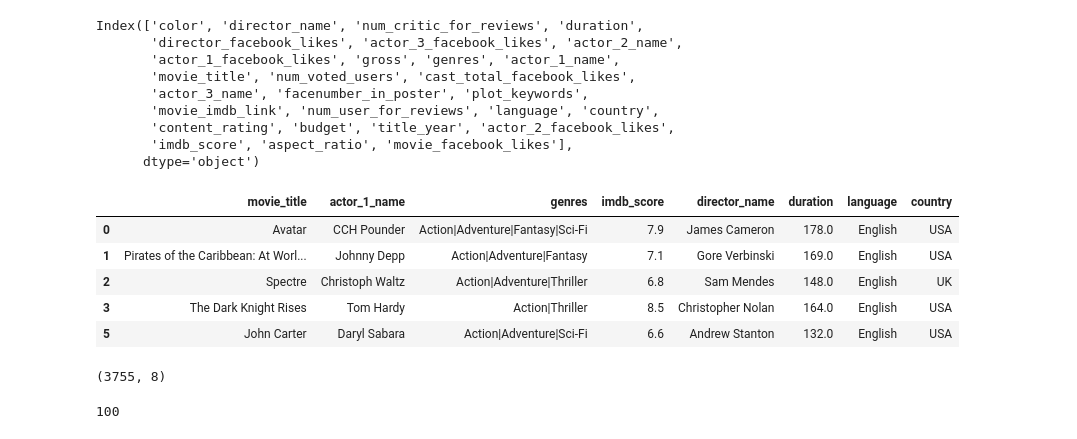
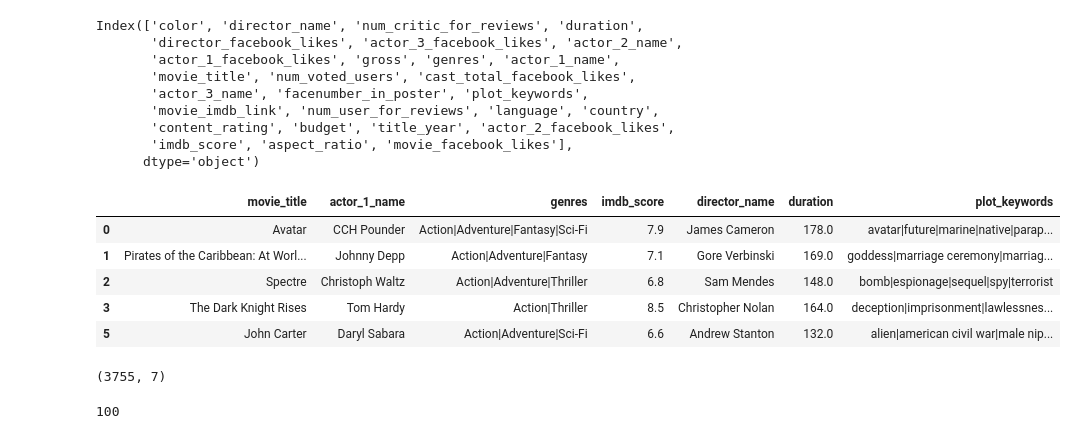
Before and after one commit to mungleh/Team-orient-netflix, a Jupyter notebook: notebooks/analysis_selmane.ipynb, the cells around one changed output. Cells and saved outputs as stored; diff of their text form; code cells hidden in the pictures.

Commit message:
new input

```diff
--- a/notebooks/analysis_selmane.ipynb
+++ b/notebooks/analysis_selmane.ipynb
@@ -210,17 +210,17 @@ Index(['color', 'director_name', 'num_critic_for_reviews', 'duration',
        'imdb_score', 'aspect_ratio', 'movie_facebook_likes'],
       dtype='object')
 # %%
-input_df = df_1[["movie_title", "actor_1_name", "genres", "imdb_score", "director_name", "duration", "language", "country"]]
+input_df = df_1[["movie_title", "actor_1_name", "genres", "imdb_score", "director_name", "duration", "plot_keywords"]]
 display(input_df.head())
 input_df.shape
 # %% [output]
-|  | movie_title | actor_1_name | genres | imdb_score | director_name | duration | language | country |
-| 0 | Avatar | CCH Pounder | Action|Adventure|Fantasy|Sci-Fi | 7.9 | James Cameron | 178.0 | English | USA |
-| 1 | Pirates of the Caribbean: At Worl... | Johnny Depp | Action|Adventure|Fantasy | 7.1 | Gore Verbinski | 169.0 | English | USA |
-| 2 | Spectre | Christoph Waltz | Action|Adventure|Thriller | 6.8 | Sam Mendes | 148.0 | English | UK |
-| 3 | The Dark Knight Rises | Tom Hardy | Action|Thriller | 8.5 | Christopher Nolan | 164.0 | English | USA |
-| 5 | John Carter | Daryl Sabara | Action|Adventure|Sci-Fi | 6.6 | Andrew Stanton | 132.0 | English | USA |
+|  | movie_title | actor_1_name | genres | imdb_score | director_name | duration | plot_keywords |
+| 0 | Avatar | CCH Pounder | Action|Adventure|Fantasy|Sci-Fi | 7.9 | James Cameron | 178.0 | avatar|future|marine|native|parap... |
+| 1 | Pirates of the Caribbean: At Worl... | Johnny Depp | Action|Adventure|Fantasy | 7.1 | Gore Verbinski | 169.0 | goddess|marriage ceremony|marriag... |
+| 2 | Spectre | Christoph Waltz | Action|Adventure|Thriller | 6.8 | Sam Mendes | 148.0 | bomb|espionage|sequel|spy|terrorist |
+| 3 | The Dark Knight Rises | Tom Hardy | Action|Thriller | 8.5 | Christopher Nolan | 164.0 | deception|imprisonment|lawlessnes... |
+| 5 | John Carter | Daryl Sabara | Action|Adventure|Sci-Fi | 6.6 | Andrew Stanton | 132.0 | alien|american civil war|male nip... |
-(3755, 8)
+(3755, 7)
 # %%
 input_df.duplicated().sum()
 # %% [output]
```
Also changed, not shown: 2 other files.
